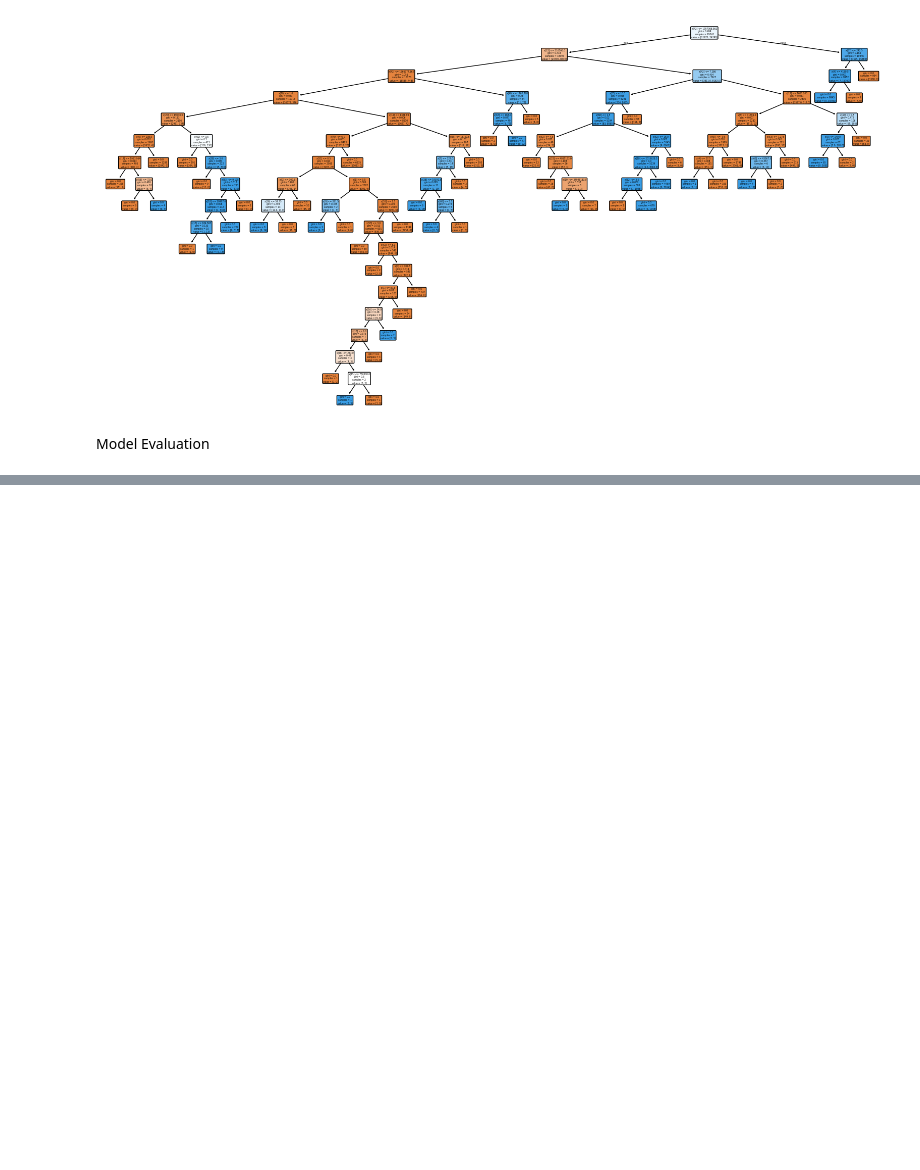
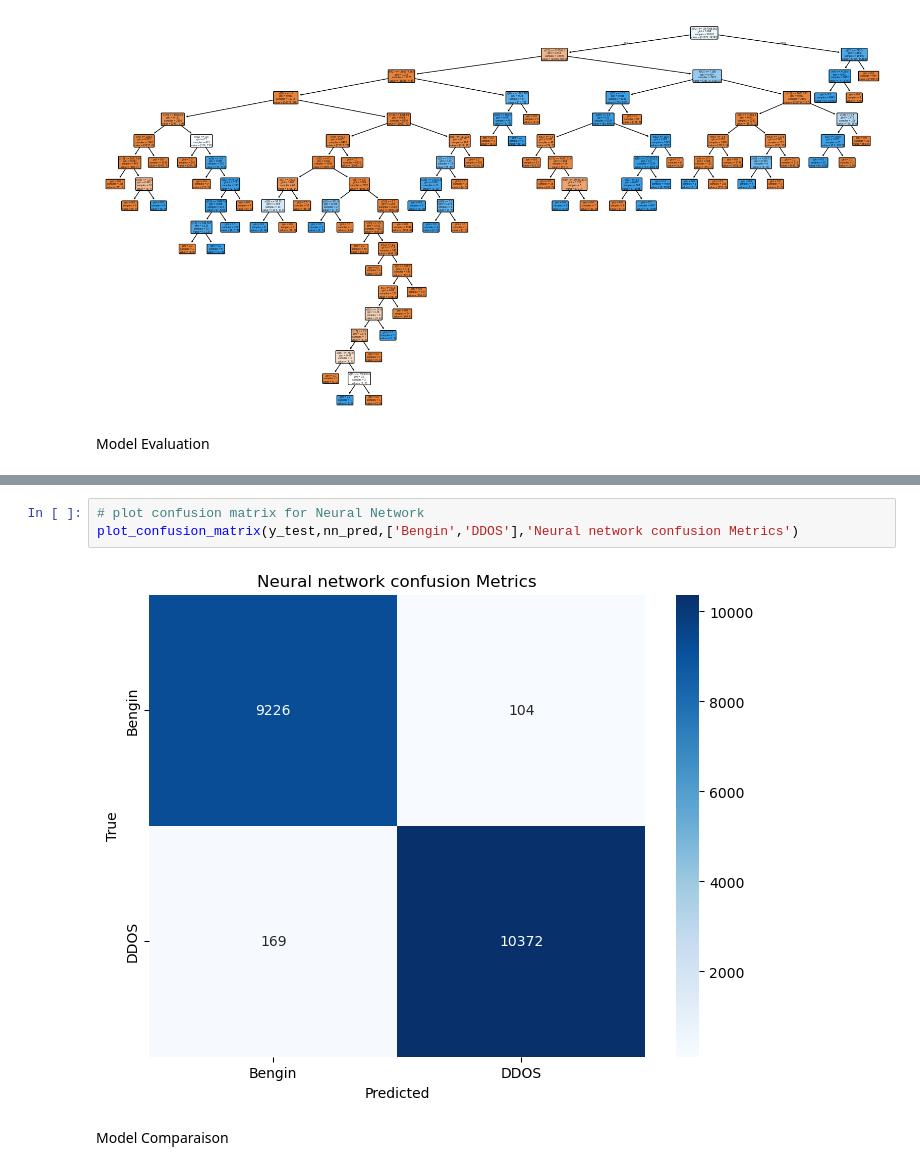
Before and after one commit to fidaear/detect-DDOS-using-Machine-Learning, a Jupyter notebook: main_file.ipynb, the cells around one changed output, grey strips where cells are left out. Saved outputs shown, nothing was run; the diff lists cells and outputs as text; blank space fills up the shorter version.

```diff
--- a/main_file.ipynb
+++ b/main_file.ipynb
@@ -202,0 +298,7 @@ Model Evaluation
+# %%
+# plot confusion matrix for Neural Network
+plot_confusion_matrix(y_test,nn_pred,['Bengin','DDOS'],'Neural network confusion Metrics')
+# %% [output]
+[figure, added]
+# %% [markdown]
+Model Comparaison
```
Also changed, not shown: parts of 16 cells of this notebook.
